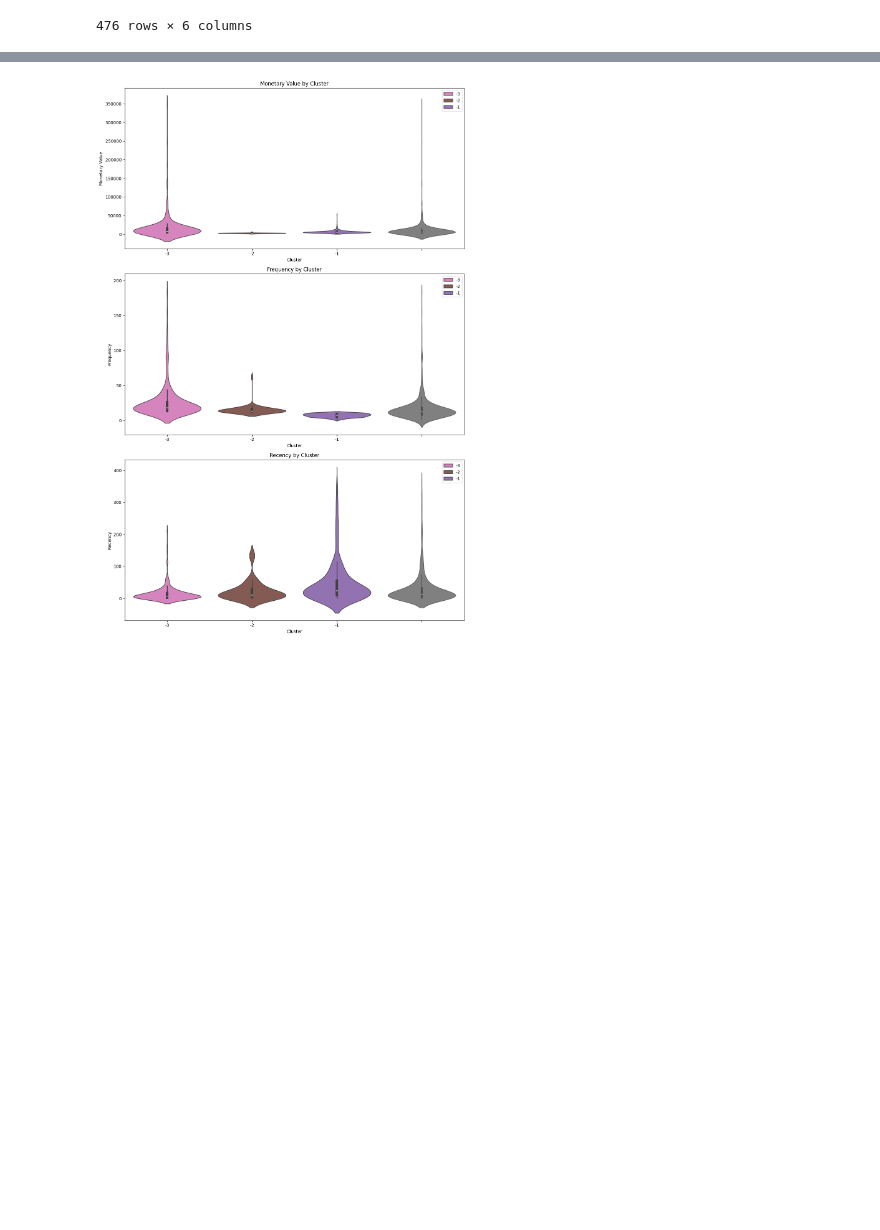
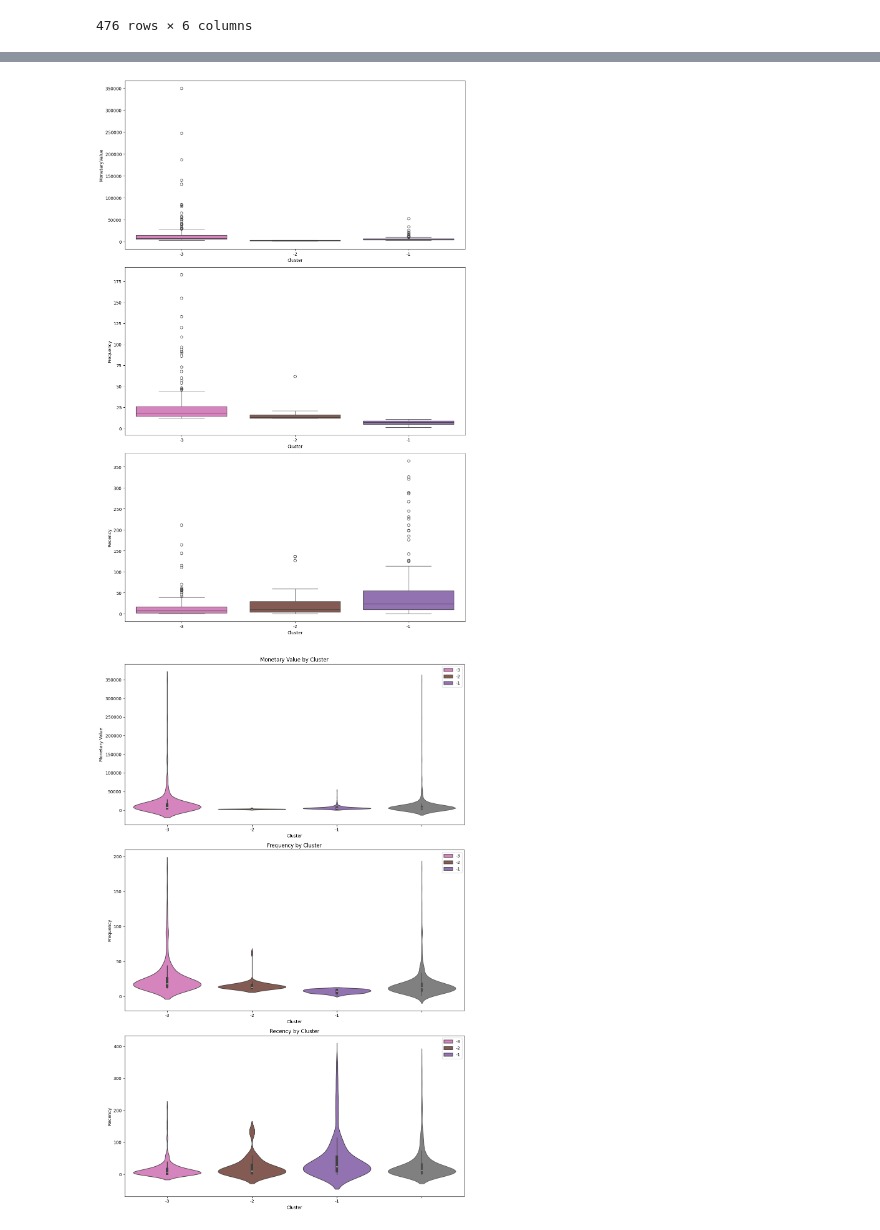
Before and after one commit to Subham-Panwar/Kmeans_clustering_project, a Jupyter notebook: main.ipynb, the cells around one changed output, grey strips where cells are left out. Saved outputs shown, nothing was run; the diff lists cells and outputs as text; code cells hidden in the pictures; blank space fills up the shorter version.

```diff
--- a/main.ipynb
+++ b/main.ipynb
@@ -868,3 +912,40 @@ outlier_clusters_df
+# %%
+plt.figure(figsize=(12, 18))
+
+plt.subplot(3,1,1)
+sns.boxplot(
+    data=outlier_clusters_df,
+    x='Cluster',
+    y='MonetaryValue',
+    hue='Cluster',
+    palette=cluster_colors,
+    legend=False
+)
+
+plt.subplot(3,1,2)
+sns.boxplot(
+    data=outlier_clusters_df,
+    x='Cluster',
+    y='Frequency',
+    hue='Cluster',
+    palette=cluster_colors,
+    legend=False
+)
+
+plt.subplot(3,1,3)
+sns.boxplot(
+    data=outlier_clusters_df,
+    x='Cluster',
+    y='Recency',
+    hue='Cluster',
+    palette=cluster_colors,
+    legend=False
+)
+
+plt.tight_layout()
+plt.show()
+# %% [output]
+[figure, added]
 # %%
 cluster_colors = {-1: '#9467bd',
                   -2: '#8c564b',
```
Also changed, not shown: parts of 6 cells of this notebook.
